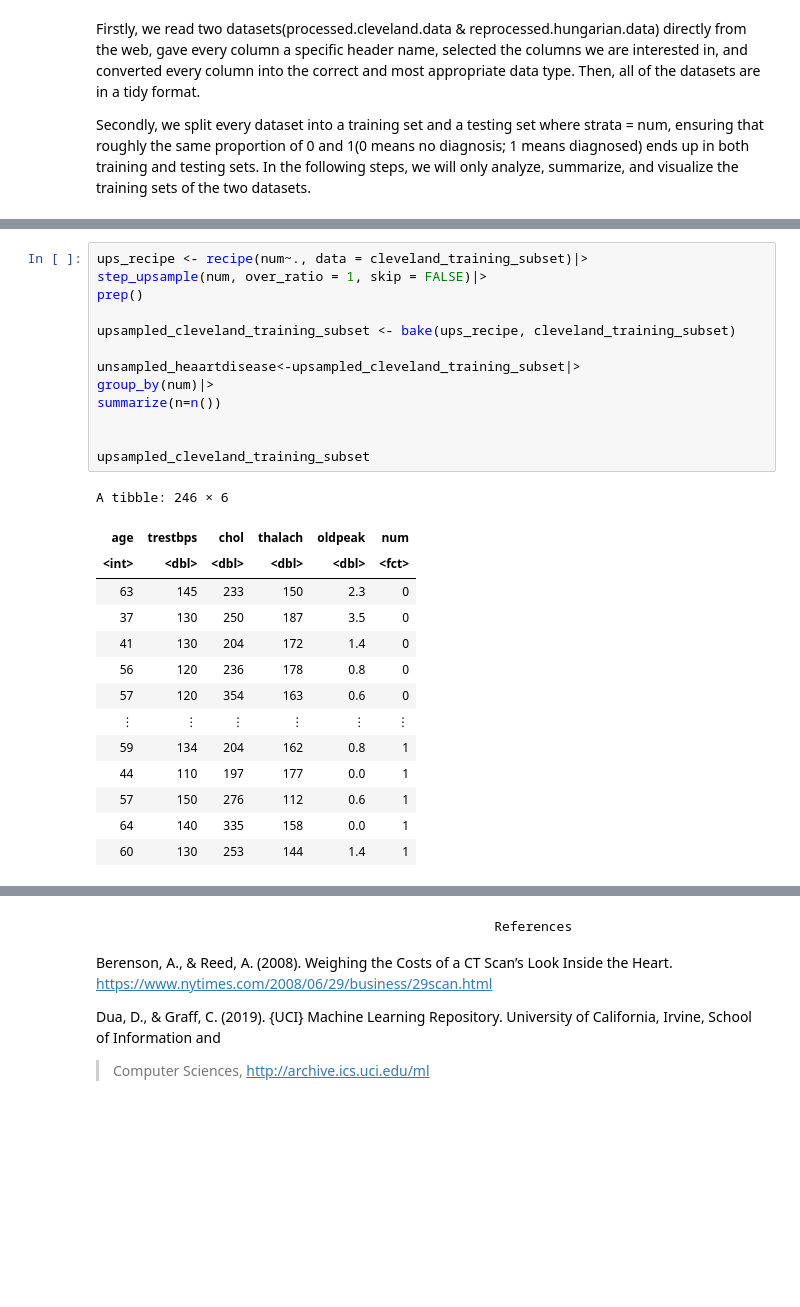
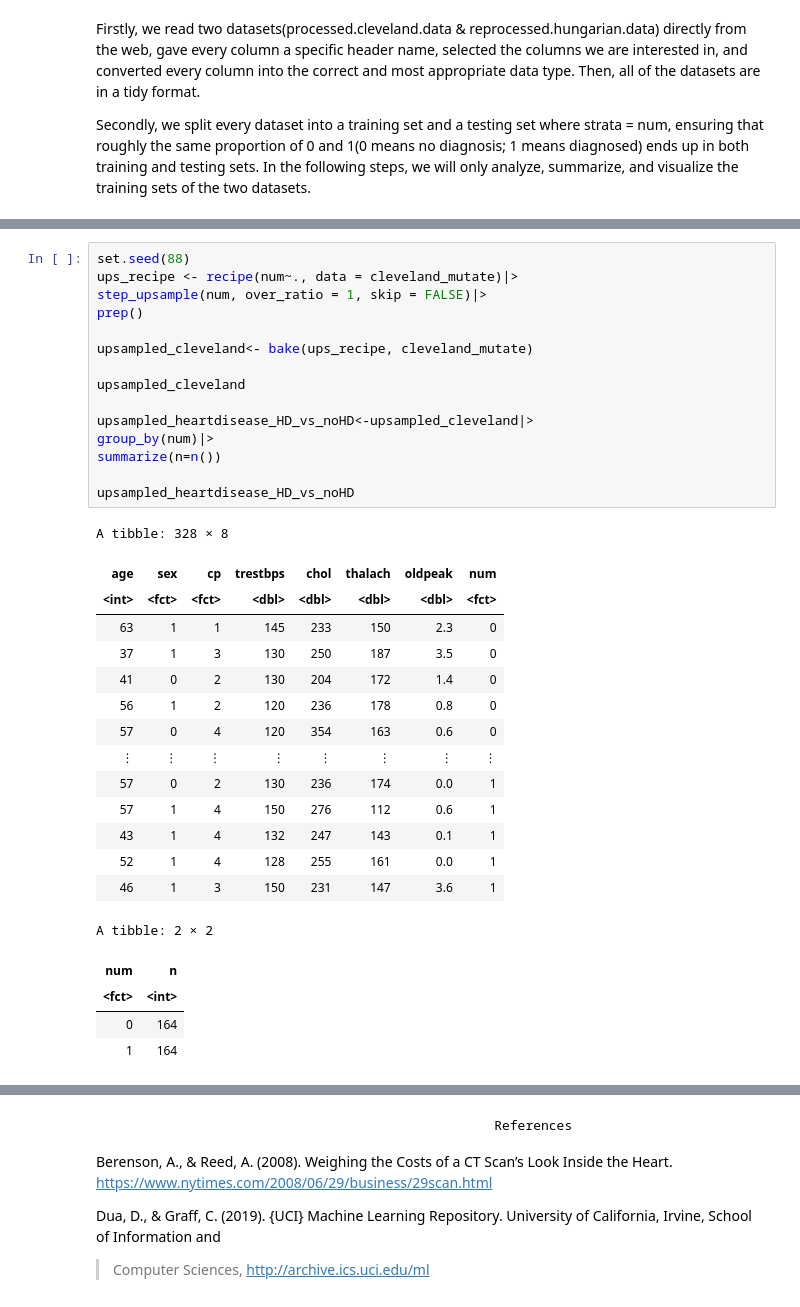
Before and after one commit to justinlook/dsci-100-2022w1-group-10, a Jupyter notebook: Final-project-group10.ipynb, the cells around one changed output, grey strips where cells are left out. Saved outputs shown, nothing was run; the diff lists cells and outputs as text; blank space fills up the shorter version.

```diff
--- a/Final-project-group10.ipynb
+++ b/Final-project-group10.ipynb
@@ -278,28 +205,35 @@ A data.frame: 1 × 1
 # %%
-ups_recipe <- recipe(num~., data = cleveland_training_subset)|>
+set.seed(88)
+ups_recipe <- recipe(num~., data = cleveland_mutate)|>
 step_upsample(num, over_ratio = 1, skip = FALSE)|>
 prep()
 
-upsampled_cleveland_training_subset <- bake(ups_recipe, cleveland_training_subset)
+upsampled_cleveland<- bake(ups_recipe, cleveland_mutate)
 
-unsampled_heaartdisease<-upsampled_cleveland_training_subset|>
+upsampled_cleveland
+
+upsampled_heartdisease_HD_vs_noHD<-upsampled_cleveland|>
 group_by(num)|>
 summarize(n=n())
 
-
-upsampled_cleveland_training_subset
+upsampled_heartdisease_HD_vs_noHD
 # %% [output]
-A tibble: 246 × 6
+A tibble: 328 × 8
-| age | trestbps | chol | thalach | oldpeak | num |
-| <int> | <dbl> | <dbl> | <dbl> | <dbl> | <fct> |
-| 63 | 145 | 233 | 150 | 2.3 | 0 |
-| 37 | 130 | 250 | 187 | 3.5 | 0 |
-| 41 | 130 | 204 | 172 | 1.4 | 0 |
-| 56 | 120 | 236 | 178 | 0.8 | 0 |
-| 57 | 120 | 354 | 163 | 0.6 | 0 |
-| ⋮ | ⋮ | ⋮ | ⋮ | ⋮ | ⋮ |
-| 59 | 134 | 204 | 162 | 0.8 | 1 |
-| 44 | 110 | 197 | 177 | 0.0 | 1 |
-| 57 | 150 | 276 | 112 | 0.6 | 1 |
-| 64 | 140 | 335 | 158 | 0.0 | 1 |
-| 60 | 130 | 253 | 144 | 1.4 | 1 |
+| age | sex | cp | trestbps | chol | thalach | oldpeak | num |
+| <int> | <fct> | <fct> | <dbl> | <dbl> | <dbl> | <dbl> | <fct> |
+| 63 | 1 | 1 | 145 | 233 | 150 | 2.3 | 0 |
+| 37 | 1 | 3 | 130 | 250 | 187 | 3.5 | 0 |
+| 41 | 0 | 2 | 130 | 204 | 172 | 1.4 | 0 |
+| 56 | 1 | 2 | 120 | 236 | 178 | 0.8 | 0 |
+| 57 | 0 | 4 | 120 | 354 | 163 | 0.6 | 0 |
+| ⋮ | ⋮ | ⋮ | ⋮ | ⋮ | ⋮ | ⋮ | ⋮ |
+| 57 | 0 | 2 | 130 | 236 | 174 | 0.0 | 1 |
+| 57 | 1 | 4 | 150 | 276 | 112 | 0.6 | 1 |
+| 43 | 1 | 4 | 132 | 247 | 143 | 0.1 | 1 |
+| 52 | 1 | 4 | 128 | 255 | 161 | 0.0 | 1 |
+| 46 | 1 | 3 | 150 | 231 | 147 | 3.6 | 1 |
+A tibble: 2 × 2
+| num | n |
+| <fct> | <int> |
+| 0 | 164 |
+| 1 | 164 |
```
Also changed, not shown: parts of 14 cells of this notebook.
